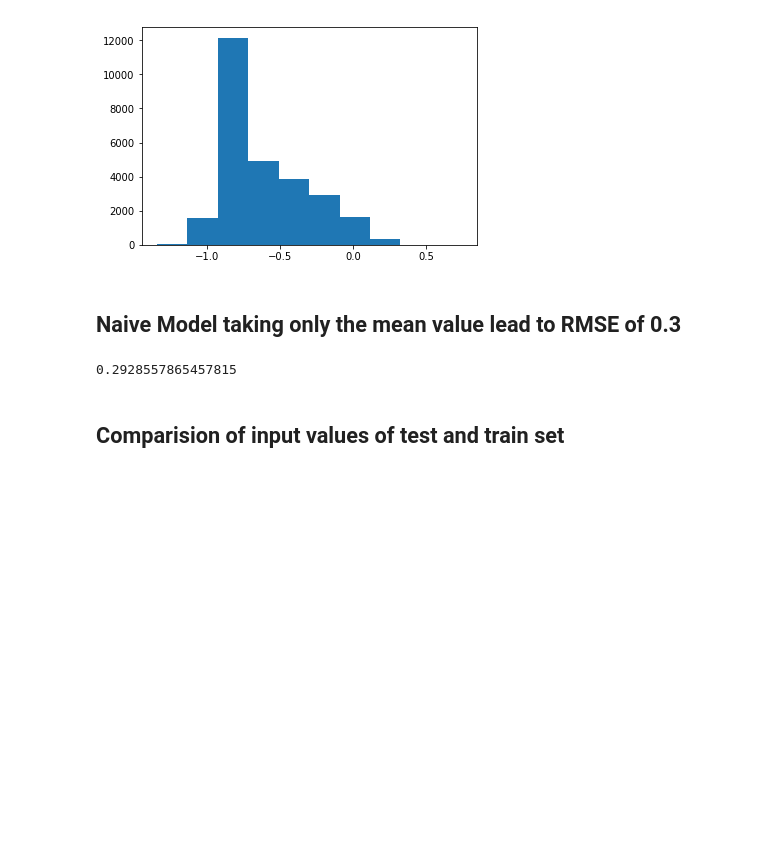
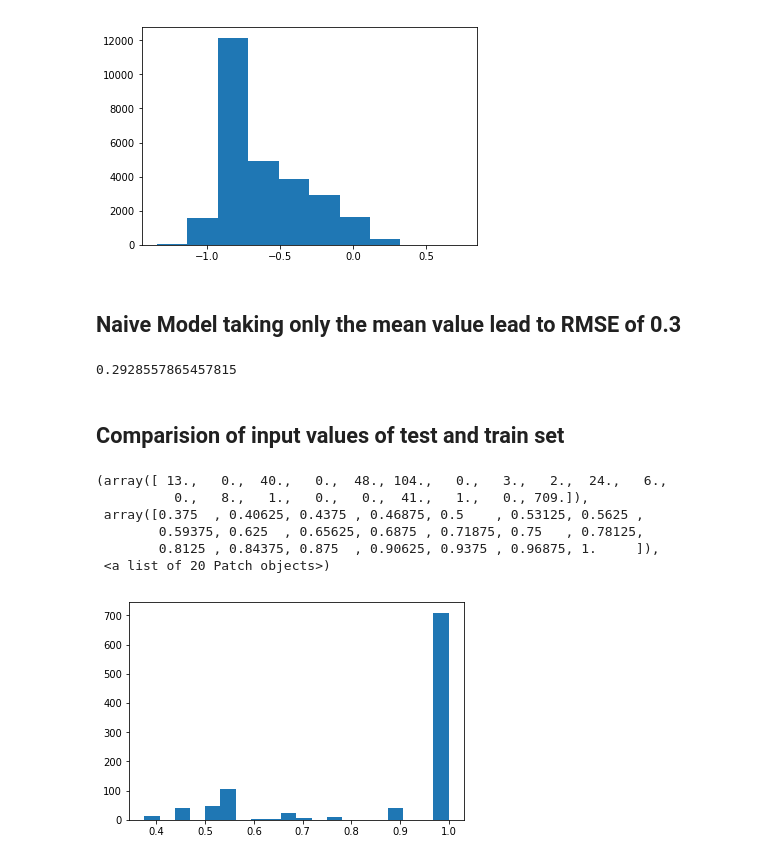
Before and after one commit to pauljeroenr/mhc_peptide_binding_prediction, a Jupyter notebook: check_testdata.ipynb, the cells around one changed output. Saved outputs shown, nothing was run; the diff lists cells and outputs as text; code cells hidden in the pictures; blank space fills up the shorter version.

Commit message:
Add Check for similarities between train/test input

```diff
--- a/check_testdata.ipynb
+++ b/check_testdata.ipynb
@@ -66,3 +61,36 @@ rmse
 0.2928557865457815
 # %% [markdown]
 ## Comparision of input values of test and train set
+# %%
+results_max = []
+for j in tqdm(range(1000)):#len(X_train))):
+    a = X_train[j, 0][~np.all(X_train[j, 0] == 0, axis=1)]
+    results = []
+    for i in range(len(X_test)):
+        b = X_test[i, 0][~np.all(X_test[i, 0] == 0, axis=1)]
+        #print(b.size)
+        if a.size > b.size:
+            temp_b = np.zeros(a.shape)
+            temp_b[:b.shape[0],:b.shape[1]] = b
+            temp = np.sum(np.all(a == temp_b, axis=1))
+        elif a.size < b.size:
+            temp_a = np.zeros(b.shape)
+            temp_a[:a.shape[0],:a.shape[1]] = a
+            temp = np.sum(np.all(temp_a == b, axis=1))
+        else:
+            temp = np.sum(np.all(a == b, axis=1))
+        if a.shape[1] >= b.shape[1]:
+            results.append(temp / a.shape[0])
+        else:
+            results.append(temp / b.shape[0])
+    results_max.append(max(results))
+# %%
+plt.hist(results_max, bins = 20)
+# %% [output]
+(array([ 13.,   0.,  40.,   0.,  48., 104.,   0.,   3.,   2.,  24.,   6.,
+          0.,   8.,   1.,   0.,   0.,  41.,   1.,   0., 709.]),
+ array([0.375  , 0.40625, 0.4375 , 0.46875, 0.5    , 0.53125, 0.5625 ,
+        0.59375, 0.625  , 0.65625, 0.6875 , 0.71875, 0.75   , 0.78125,
+        0.8125 , 0.84375, 0.875  , 0.90625, 0.9375 , 0.96875, 1.     ]),
+ <a list of 20 Patch objects>)
+[figure, added]
```
Also changed, not shown: parts of 1 cell of this notebook.
